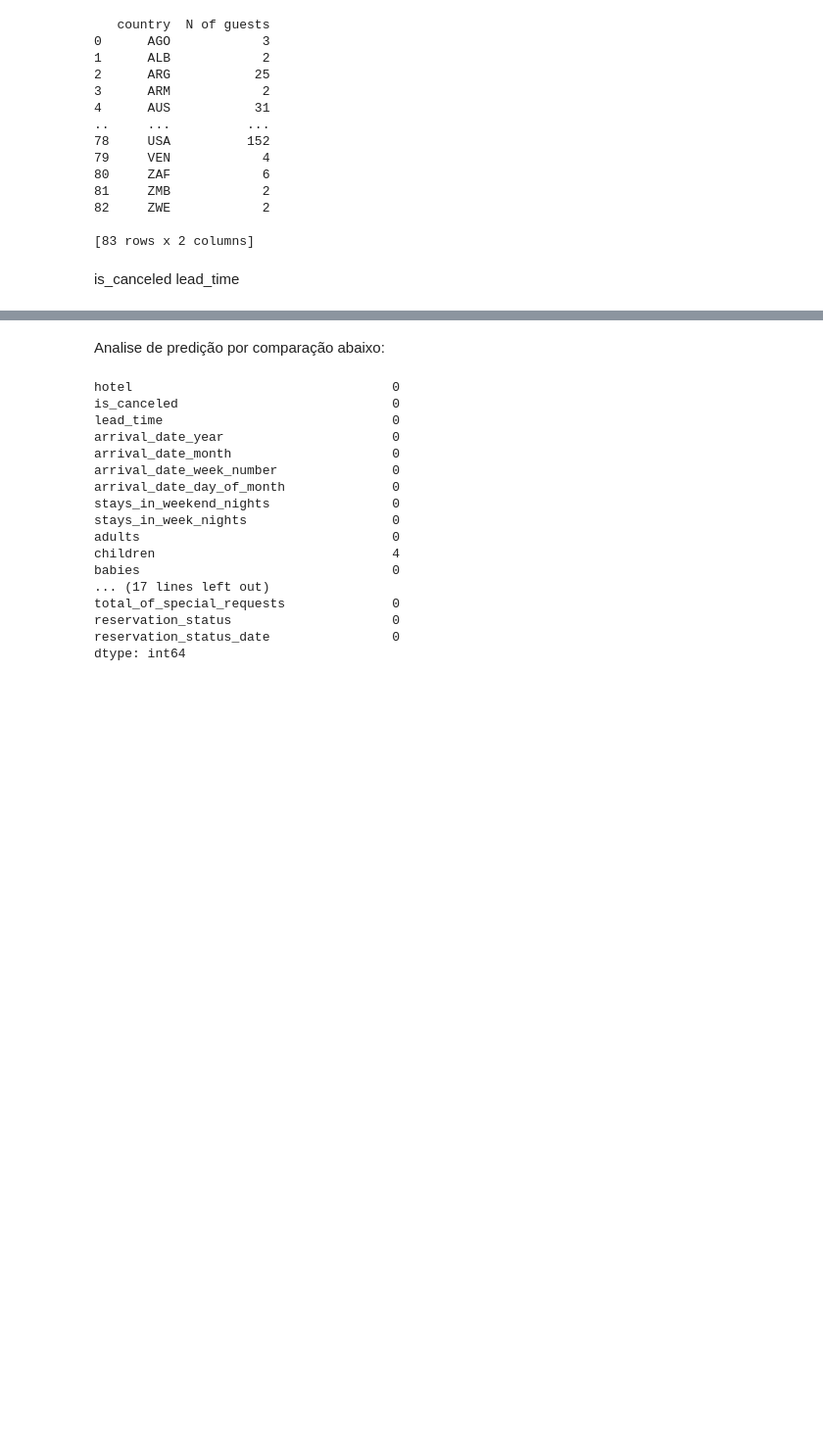
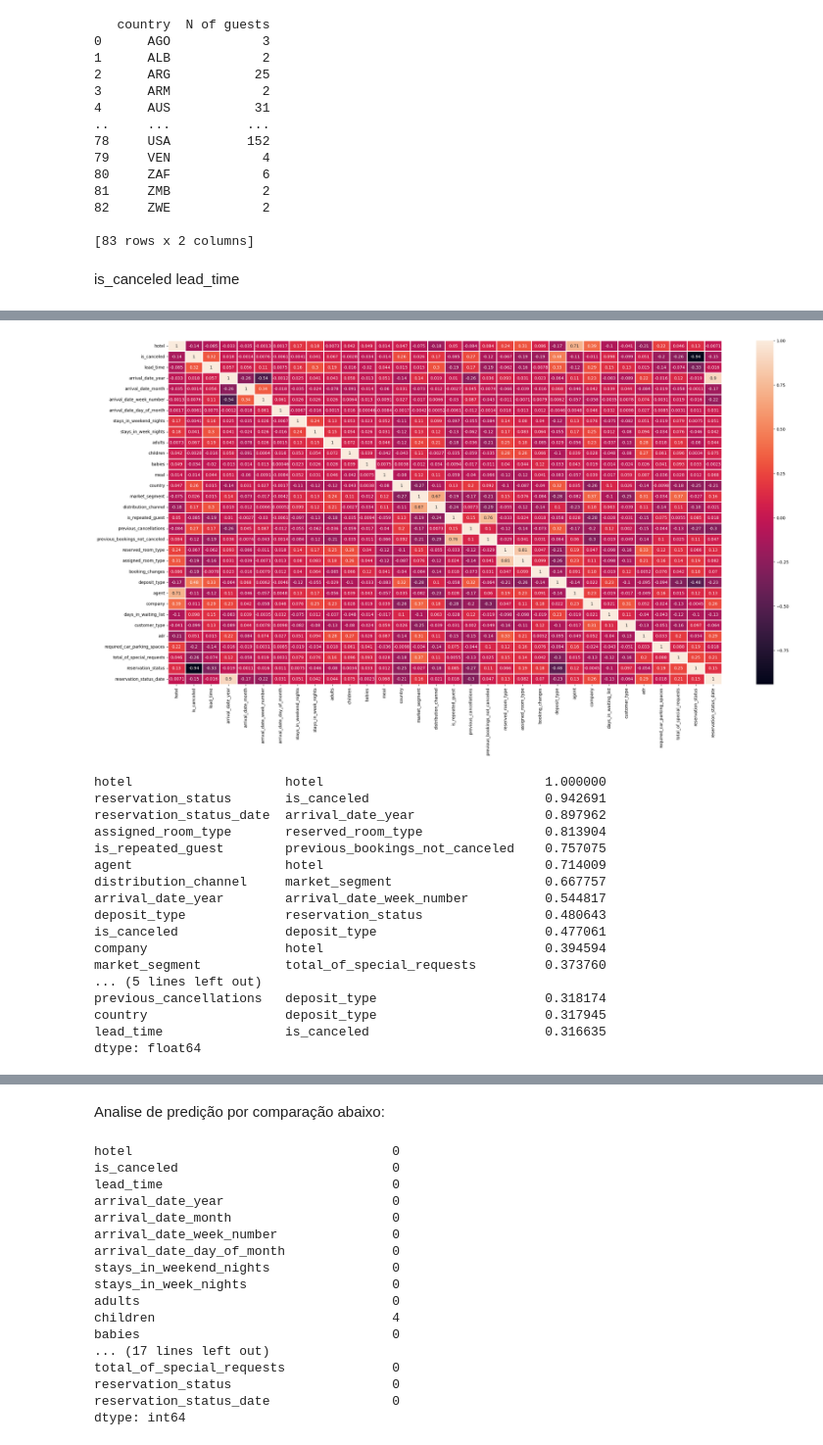
Before and after one commit to andersonclementte/hotel_booking_demand, a Jupyter notebook: Projeto_setor_hoteleiro.ipynb, the cells around one changed output, grey strips where cells are left out. Shown at 98% size. Saved outputs shown, nothing was run; the diff lists cells and outputs as text; code cells hidden in the pictures; blank space fills up the shorter version.

```diff
--- a/Projeto_setor_hoteleiro.ipynb
+++ b/Projeto_setor_hoteleiro.ipynb
@@ -237,0 +265,34 @@ kendall_corr_matrix = hotel_raw_df.corr(method='kendall')
+# %%
+spearman_corr_matrix = hotel_raw_df.corr(method='spearman')
+
+plt.figure(figsize = (30, 15))
+correlation = hotel_raw_df.corr()
+sns.heatmap(spearman_corr_matrix, annot = True, linewidths = 1)
+plt.show()
+
+# print("Spearman correlation matrix:")
+# print(spearman_corr_matrix)
+
+largest_corrs = (hotel_raw_df.corr(method='spearman')).abs().unstack().sort_values(ascending=False).drop_duplicates().nlargest(20)
+
+# Display the result
+print(largest_corrs)
+# %% [output]
+[figure, added]
+hotel                    hotel                             1.000000
+reservation_status       is_canceled                       0.942691
+reservation_status_date  arrival_date_year                 0.897962
+assigned_room_type       reserved_room_type                0.813904
+is_repeated_guest        previous_bookings_not_canceled    0.757075
+agent                    hotel                             0.714009
+distribution_channel     market_segment                    0.667757
+arrival_date_year        arrival_date_week_number          0.544817
+deposit_type             reservation_status                0.480643
+is_canceled              deposit_type                      0.477061
+company                  hotel                             0.394594
+market_segment           total_of_special_requests         0.373760
+... (5 lines left out)
+previous_cancellations   deposit_type                      0.318174
+country                  deposit_type                      0.317945
+lead_time                is_canceled                       0.316635
+dtype: float64
```
Also changed, not shown: parts of 7 cells of this notebook.
